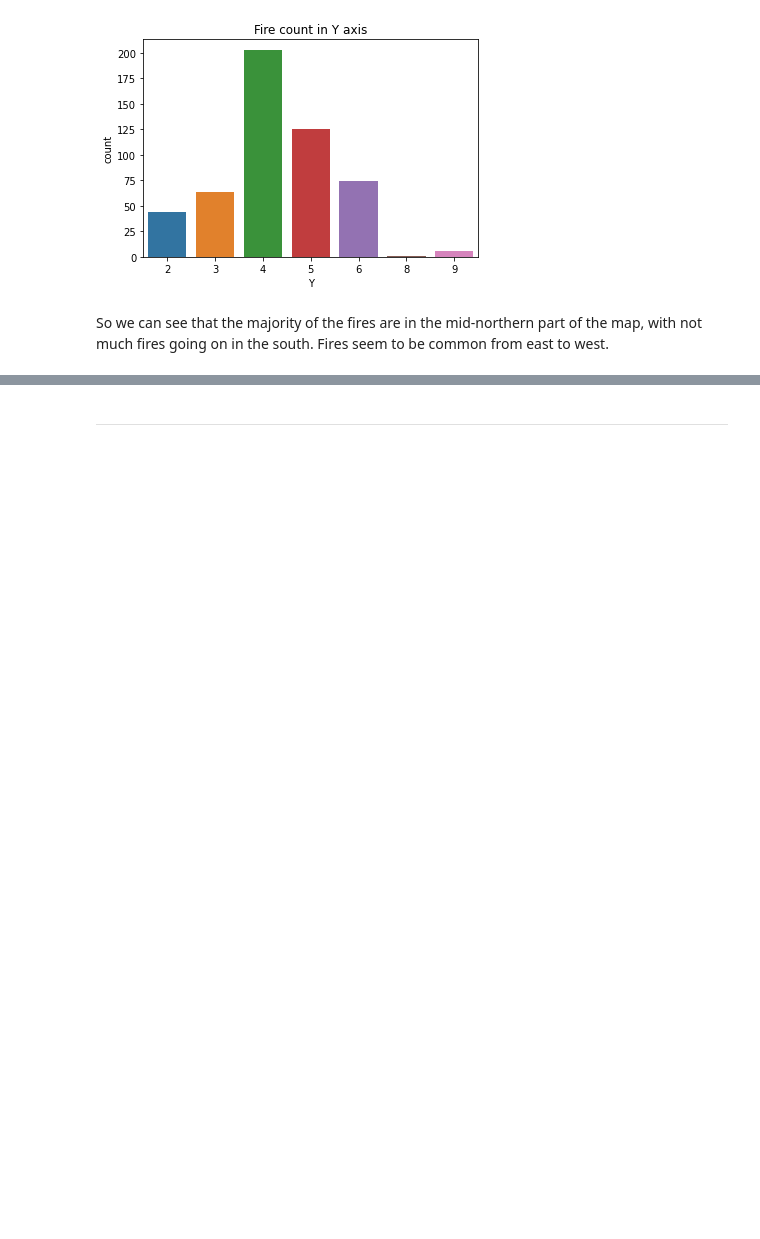
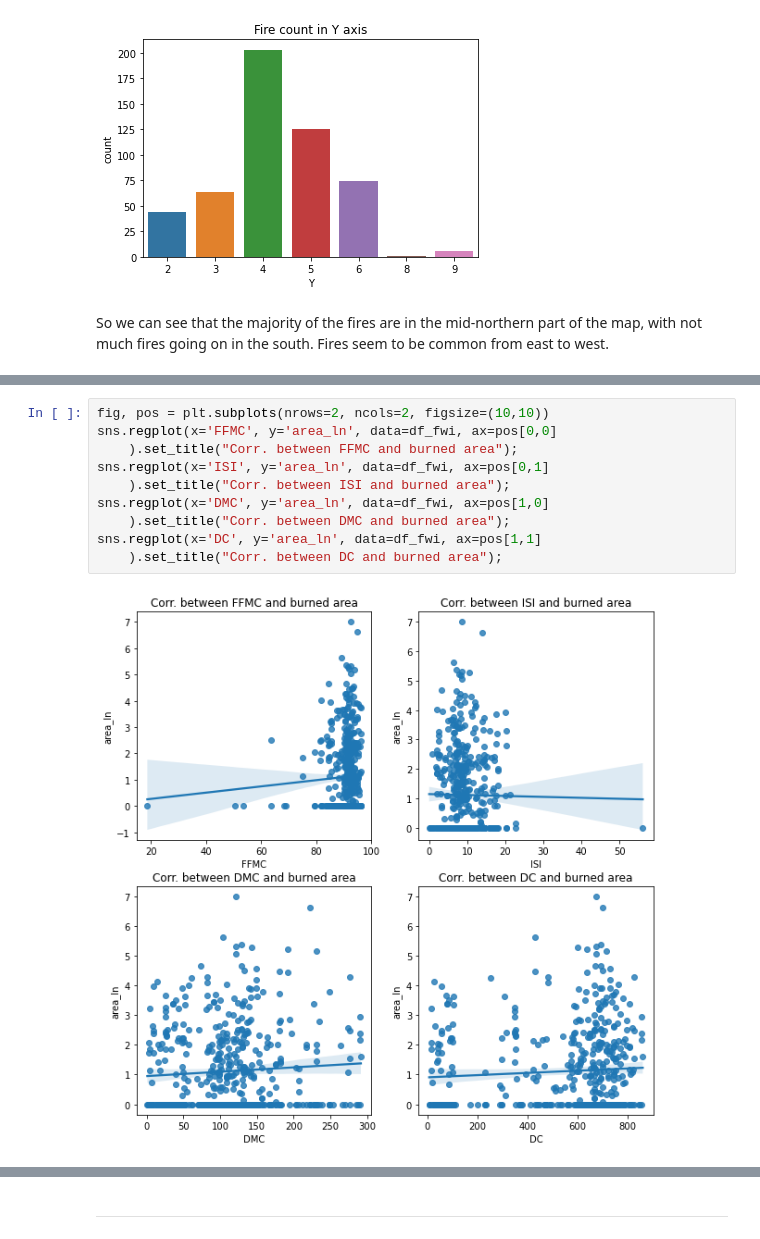
Before and after one commit to alex-fddz/forest-fires, a Jupyter notebook: project.ipynb, the cells around one changed output, grey strips where cells are left out. Drawn from its saved outputs; the diff is of its cells as text; blank space fills up the shorter version.

```diff
--- a/project.ipynb
+++ b/project.ipynb
@@ -285,0 +307,12 @@ So we can see that the majority of the fires are in the mid-northern part of the
+# %%
+fig, pos = plt.subplots(nrows=2, ncols=2, figsize=(10,10))
+sns.regplot(x='FFMC', y='area_ln', data=df_fwi, ax=pos[0,0]
+    ).set_title("Corr. between FFMC and burned area");
+sns.regplot(x='ISI', y='area_ln', data=df_fwi, ax=pos[0,1]
+    ).set_title("Corr. between ISI and burned area");
+sns.regplot(x='DMC', y='area_ln', data=df_fwi, ax=pos[1,0]
+    ).set_title("Corr. between DMC and burned area");
+sns.regplot(x='DC', y='area_ln', data=df_fwi, ax=pos[1,1]
+    ).set_title("Corr. between DC and burned area");
+# %% [output]
+[figure, added]
```
Also changed, not shown: parts of 13 cells of this notebook.
